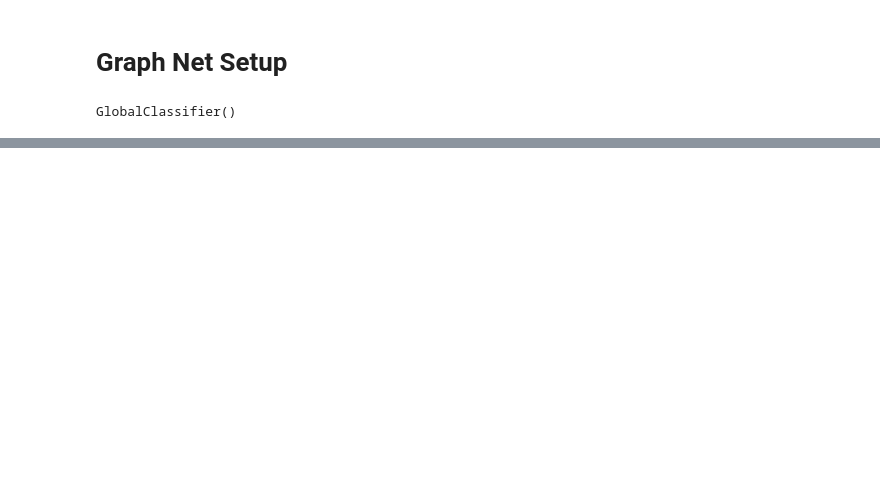
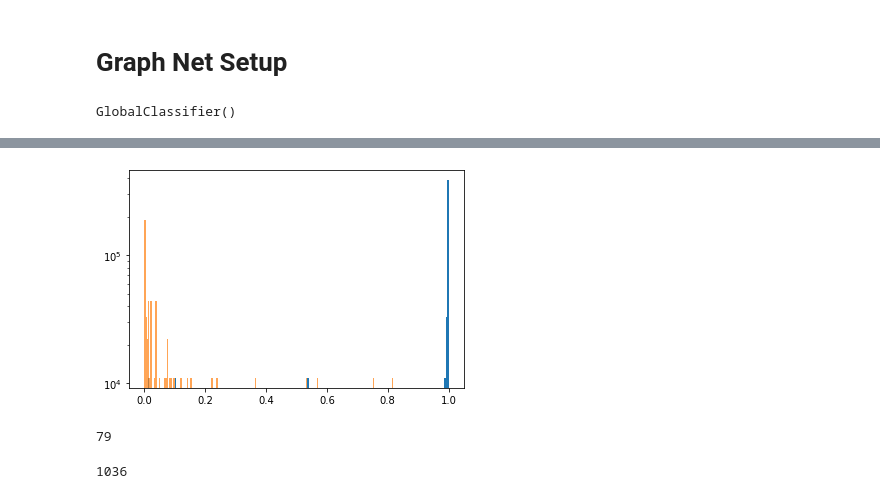
Before and after one commit to mariel-pettee/LCStudies, a Jupyter notebook: classifier/gnn_ming.ipynb, the cells around one changed output, grey strips where cells are left out. Cells and saved outputs as stored; diff of their text form; code cells hidden in the pictures; blank space fills up the shorter version.

```diff
--- a/classifier/gnn_ming.ipynb
+++ b/classifier/gnn_ming.ipynb
@@ -389,7 +336,6 @@ for pi0_file in tqdm(pi0_files, position=0, leave=True):
 # create and append piplus/piminus graphs to graph_list
 
 for pion_file in tqdm(pion_files, position=0, leave=True):
-#     print(inputpath_pi0 + pi0_file)
     infile = ur.open(inputpath_pion + pion_file)
 
     geo_df = infile['CellGeo'].pandas.df(geo_branches)
@@ -398,7 +344,7 @@ for pion_file in tqdm(pion_files, position=0, leave=True):
     df = infile['EventTree'].pandas.df(flatten=False)[['cluster_cell_ID', 'cluster_cell_E', 'cluster_Eta', 'cluster_Phi']]
 
     for i in tqdm(range(len(df)), position=0, leave=True):
-        graph_list.append((make_graph(df.iloc[i], geo_df, 0)))
+        graph_list.append((make_graph(df.iloc[i], geo_df, 1)))
 # %%
 len(graph_list)
 # %% [output]
@@ -631,0 +692,14 @@ def update_step(inputs_tr, targets_tr):
+# %%
+plt.hist(np.array([x.numpy() for x in test_predictions]).flatten()[np.array([x.numpy() for x in test_truth]).flatten() == 1], bins=200)
+plt.hist(np.array([x.numpy() for x in test_predictions]).flatten()[np.array([x.numpy() for x in test_truth]).flatten() == 0], alpha=0.7, bins=200)
+plt.yscale("log")
+# %% [output]
+[figure, added]
+# %%
+len(np.unique(np.array([x.numpy() for x in test_predictions]).flatten()[np.array([x.numpy() for x in test_truth]).flatten() == 1]))
+# %% [output]
+79
+# %%
+len(np.unique(np.array([x.numpy() for x in test_predictions]).flatten()[np.array([x.numpy() for x in test_truth]).flatten() == 0]))
+# %% [output]
+1036
```
Also changed, not shown: parts of 26 cells of this notebook, 1 other file.
